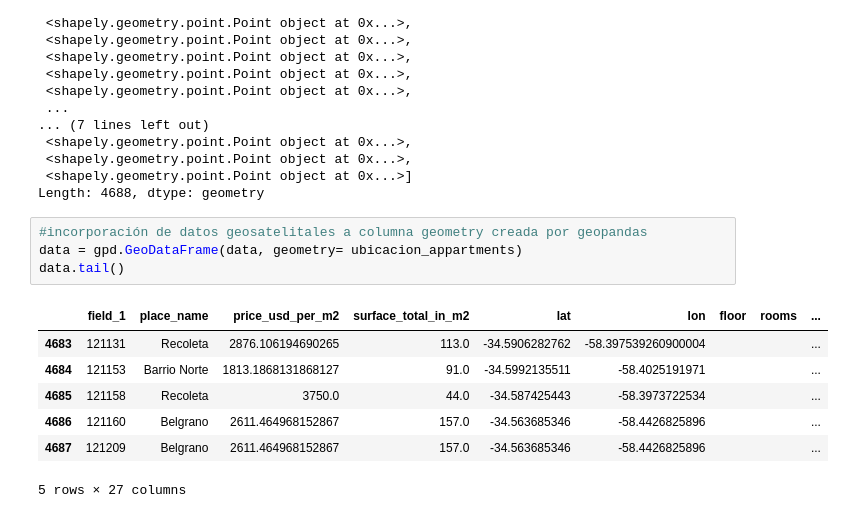
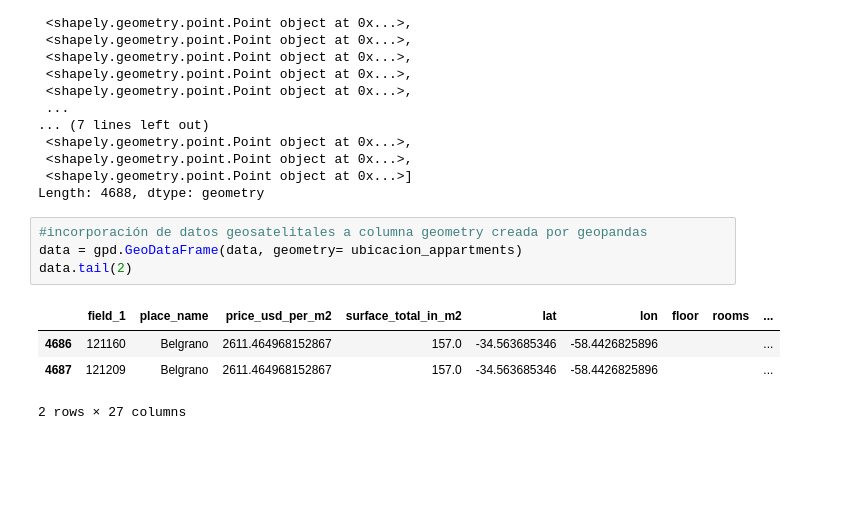
Before and after one commit to matfarinelli/DH-DS-Desafio-II, a Jupyter notebook: desafio_tp2_geopandas.ipynb, the cells around one changed output. Saved outputs shown, nothing was run; the diff lists cells and outputs as text; blank space fills up the shorter version.

```diff
--- a/desafio_tp2_geopandas.ipynb
+++ b/desafio_tp2_geopandas.ipynb
@@ -48,13 +73,10 @@ Length: 4688, dtype: geometry
 # %%
 #incorporación de datos geosatelitales a columna geometry creada por geopandas
 data = gpd.GeoDataFrame(data, geometry= ubicacion_appartments)
-data.tail()
+data.tail(2)
 # %% [output]
 |  | field_1 | place_name | price_usd_per_m2 | surface_total_in_m2 | lat | lon | floor | rooms | ... |
-| 4683 | 121131 | Recoleta | 2876.106194690265 | 113.0 | -34.5906282762 | -58.397539260900004 |  |  | ... |
-| 4684 | 121153 | Barrio Norte | 1813.1868131868127 | 91.0 | -34.5992135511 | -58.4025191971 |  |  | ... |
-| 4685 | 121158 | Recoleta | 3750.0 | 44.0 | -34.587425443 | -58.3973722534 |  |  | ... |
 | 4686 | 121160 | Belgrano | 2611.464968152867 | 157.0 | -34.563685346 | -58.4426825896 |  |  | ... |
 | 4687 | 121209 | Belgrano | 2611.464968152867 | 157.0 | -34.563685346 | -58.4426825896 |  |  | ... |
-5 rows × 27 columns
+2 rows × 27 columns
 # %%
```
Also changed, not shown: parts of 11 cells of this notebook, 1 other file.
